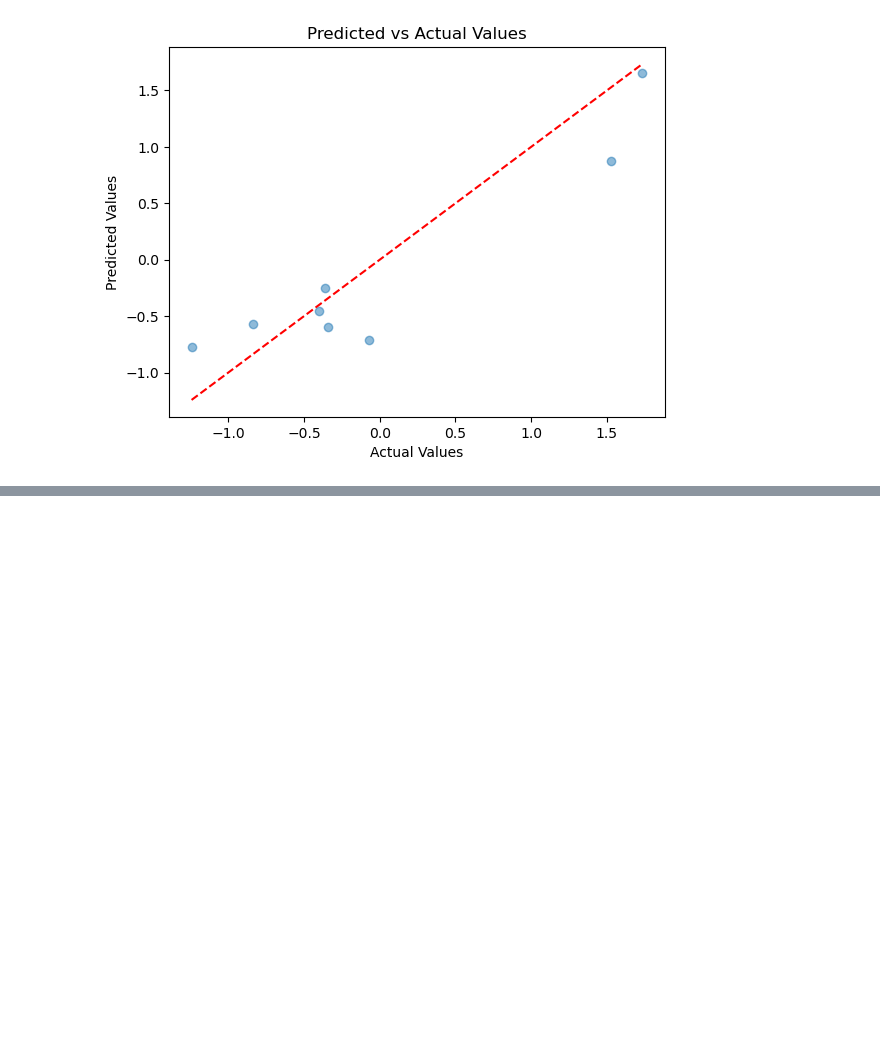
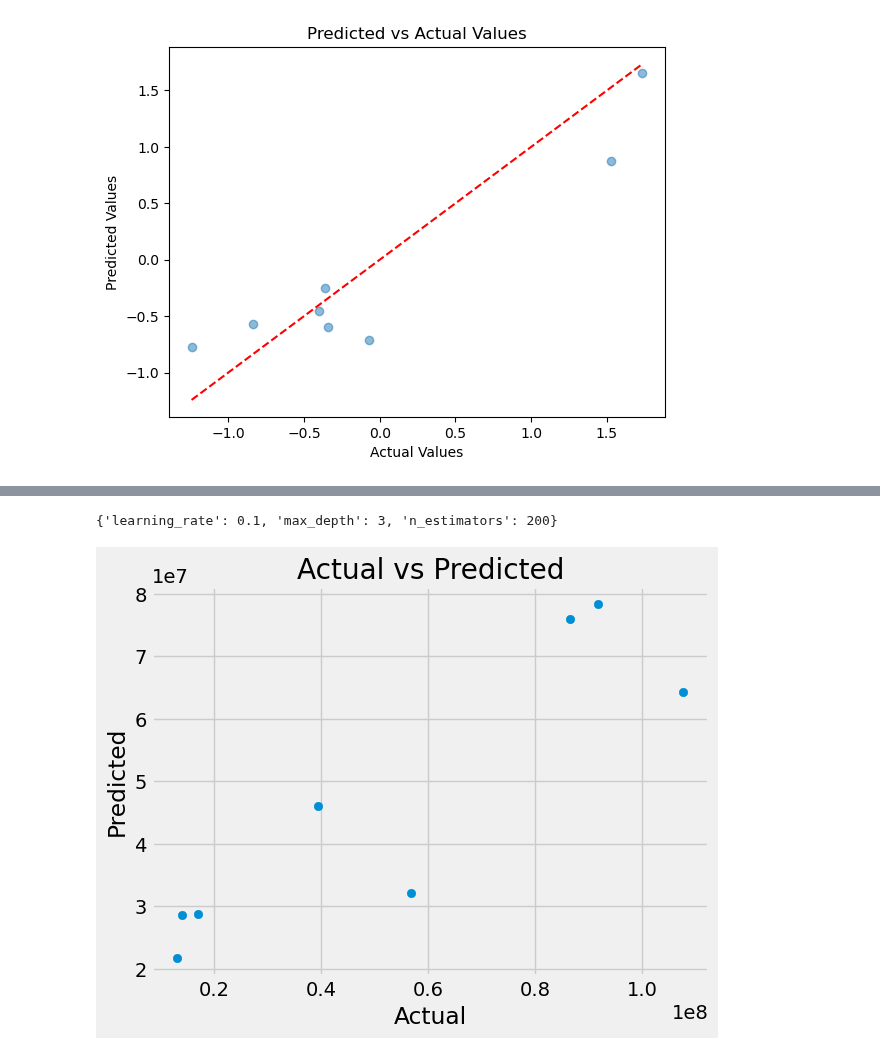
Before and after one commit to hellegje/fys-stk4155, a Jupyter notebook: Project3/Project3.ipynb, the cells around one changed output, grey strips where cells are left out. Cells and saved outputs as stored; diff of their text form; code cells hidden in the pictures; blank space fills up the shorter version.

```diff
--- a/Project3/Project3.ipynb
+++ b/Project3/Project3.ipynb
@@ -371,0 +423,12 @@ R-squared on Test Data: 0.8490094542503357
+# %%
+from sklearn.metrics import mean_squared_error, r2_score
+
+# Make predictions
+y_pred = model.predict(X_test)
+
+# Calculate metrics
+mse = mean_squared_error(y_test, y_pred)
+r2 = r2_score(y_test, y_pred)
+
+print(f'Mean Squared Error: {mse}')
+print(f'R-squared: {r2}')
@@ -371,0 +449,26 @@ R-squared on Test Data: 0.8490094542503357
+# %%
+from sklearn.model_selection import GridSearchCV
+
+# Define parameter grid
+param_grid = {
+    'n_estimators': [50, 100, 200],
+    'max_depth': [3, 5, 7],
+    'learning_rate': [0.01, 0.1, 0.2],
+}
+
+grid_search = GridSearchCV(
+    estimator=XGBRegressor(objective='reg:squarederror', random_state=42),
+    param_grid=param_grid,
+    scoring='neg_mean_squared_error',
+    cv=3
+)
+
+grid_search.fit(X_train, y_train)
+
+# Best parameters
+print(grid_search.best_params_)
+
+# Use the best estimator
+best_model = grid_search.best_estimator_
+# %% [output]
+{'learning_rate': 0.1, 'max_depth': 3, 'n_estimators': 200}
@@ -371,0 +481,10 @@ R-squared on Test Data: 0.8490094542503357
+# %%
+import matplotlib.pyplot as plt
+
+plt.scatter(y_test, y_pred)
+plt.xlabel('Actual')
+plt.ylabel('Predicted')
+plt.title('Actual vs Predicted')
+plt.show()
+# %% [output]
+[figure, added]
```
Also changed, not shown: parts of 6 cells of this notebook, 3 other files.
